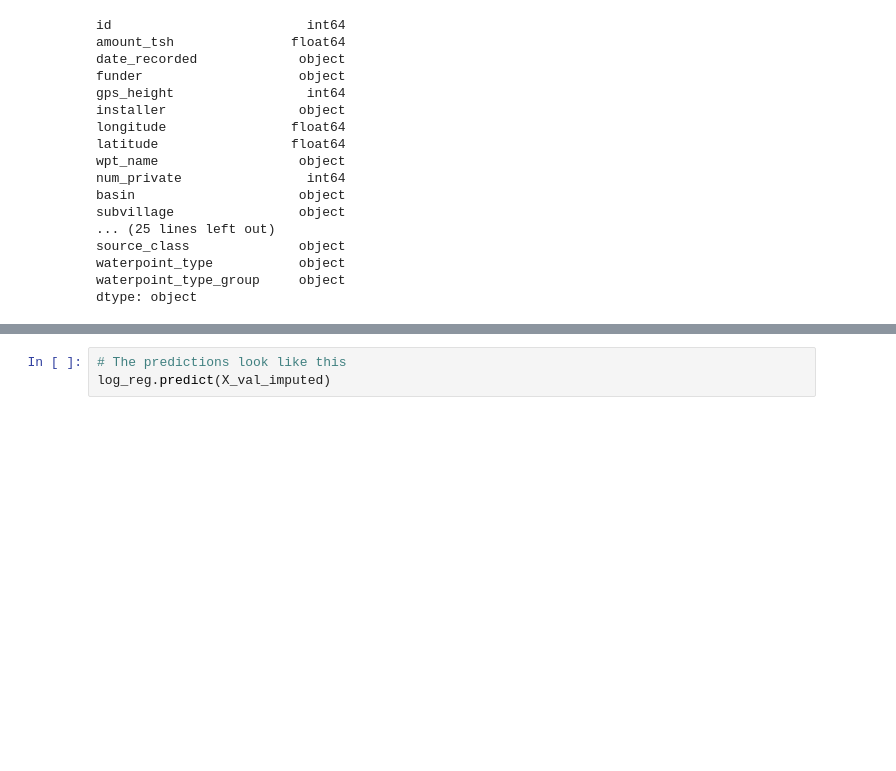
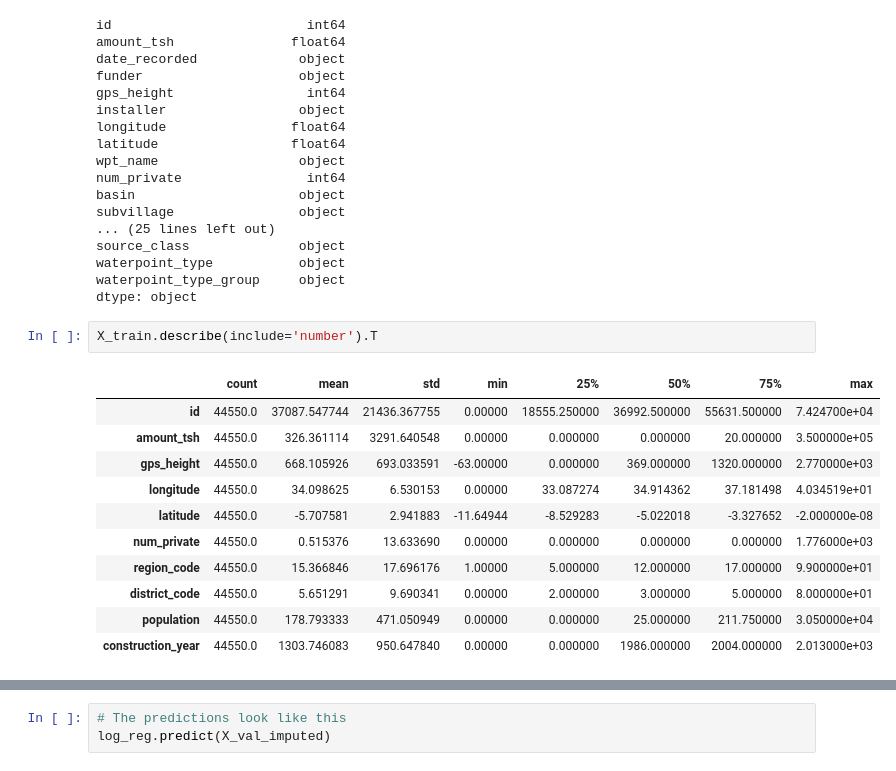
Before and after one commit to Bhavani-Rajan/DS-Unit-2-Regression-Classification, a Jupyter notebook: module4/assignment_regression_classification_4.ipynb, the cells around one changed output, grey strips where cells are left out. Cells and saved outputs as stored; diff of their text form; blank space fills up the shorter version.

```diff
--- a/module4/assignment_regression_classification_4.ipynb
+++ b/module4/assignment_regression_classification_4.ipynb
@@ -407,3 +407,17 @@ source_class              object
 waterpoint_type           object
 waterpoint_type_group     object
 dtype: object
+# %%
+X_train.describe(include='number').T
+# %% [output]
+|  | count | mean | std | min | 25% | 50% | 75% | max |
+| id | 44550.0 | 37087.547744 | 21436.367755 | 0.00000 | 18555.250000 | 36992.500000 | 55631.500000 | 7.424700e+04 |
+| amount_tsh | 44550.0 | 326.361114 | 3291.640548 | 0.00000 | 0.000000 | 0.000000 | 20.000000 | 3.500000e+05 |
+| gps_height | 44550.0 | 668.105926 | 693.033591 | -63.00000 | 0.000000 | 369.000000 | 1320.000000 | 2.770000e+03 |
+| longitude | 44550.0 | 34.098625 | 6.530153 | 0.00000 | 33.087274 | 34.914362 | 37.181498 | 4.034519e+01 |
+| latitude | 44550.0 | -5.707581 | 2.941883 | -11.64944 | -8.529283 | -5.022018 | -3.327652 | -2.000000e-08 |
+| num_private | 44550.0 | 0.515376 | 13.633690 | 0.00000 | 0.000000 | 0.000000 | 0.000000 | 1.776000e+03 |
+| region_code | 44550.0 | 15.366846 | 17.696176 | 1.00000 | 5.000000 | 12.000000 | 17.000000 | 9.900000e+01 |
+| district_code | 44550.0 | 5.651291 | 9.690341 | 0.00000 | 2.000000 | 3.000000 | 5.000000 | 8.000000e+01 |
+| population | 44550.0 | 178.793333 | 471.050949 | 0.00000 | 0.000000 | 25.000000 | 211.750000 | 3.050000e+04 |
+| construction_year | 44550.0 | 1303.746083 | 950.647840 | 0.00000 | 0.000000 | 1986.000000 | 2004.000000 | 2.013000e+03 |
```
Also changed, not shown: parts of 11 cells of this notebook.
